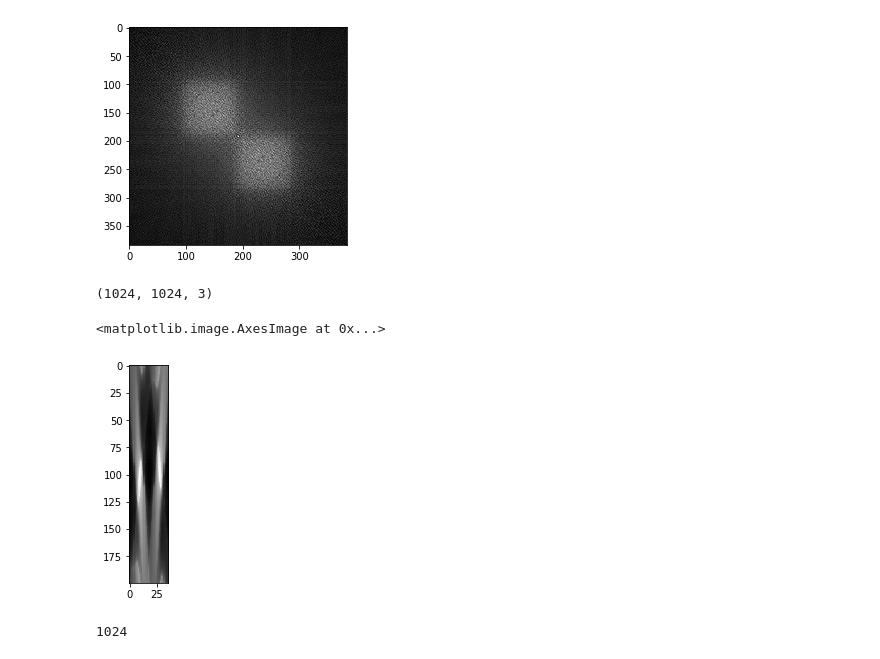
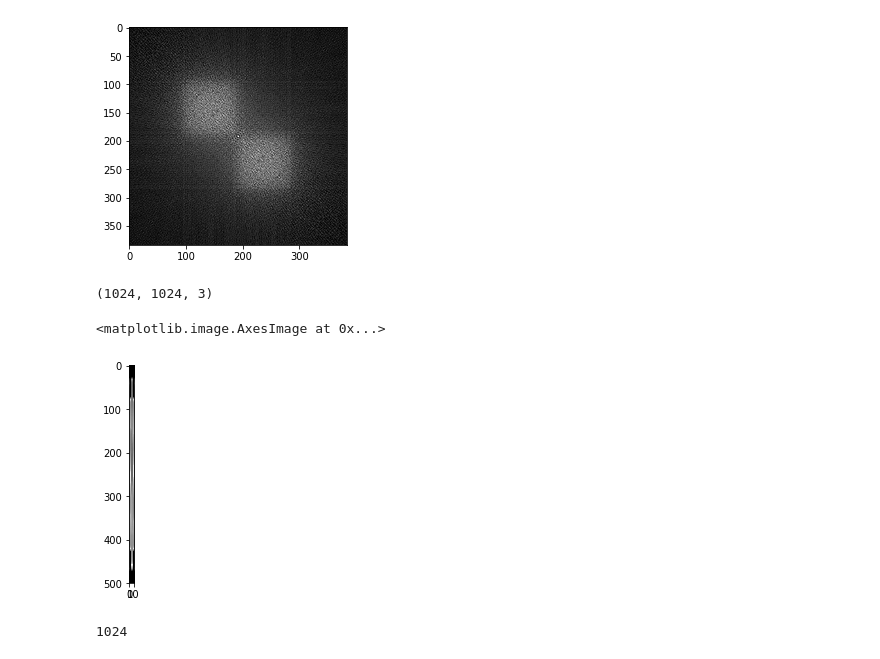
Before and after one commit to damianhorna/backprojection-tomography, a Jupyter notebook: sinogram.ipynb, the cells around one changed output. Saved outputs shown, nothing was run; the diff lists cells and outputs as text; code cells hidden in the pictures.

```diff
--- a/sinogram.ipynb
+++ b/sinogram.ipynb
@@ -201,12 +201,12 @@ plt.imshow(restore_picture(sinogram, lines, img.shape), cmap='gray')
 # %%
 img = plt.imread('img/hgw.jpg')
 print(img.shape)
-sinogram, lines = gen_sinogram(200, 400, 10, img)
+sinogram, lines = gen_sinogram(500, 1000, 30, img)
 plt.imshow(sinogram, cmap='gray')
 # %% [output]
 (1024, 1024, 3)
 <matplotlib.image.AxesImage at 0x...>
-[figure, old version]
+[figure, new version]
 # %%
 plt.imshow(restore_picture(sinogram, lines, img.shape), cmap='gray')
 # %% [output]
```
Also changed, not shown: parts of 5 cells of this notebook.
